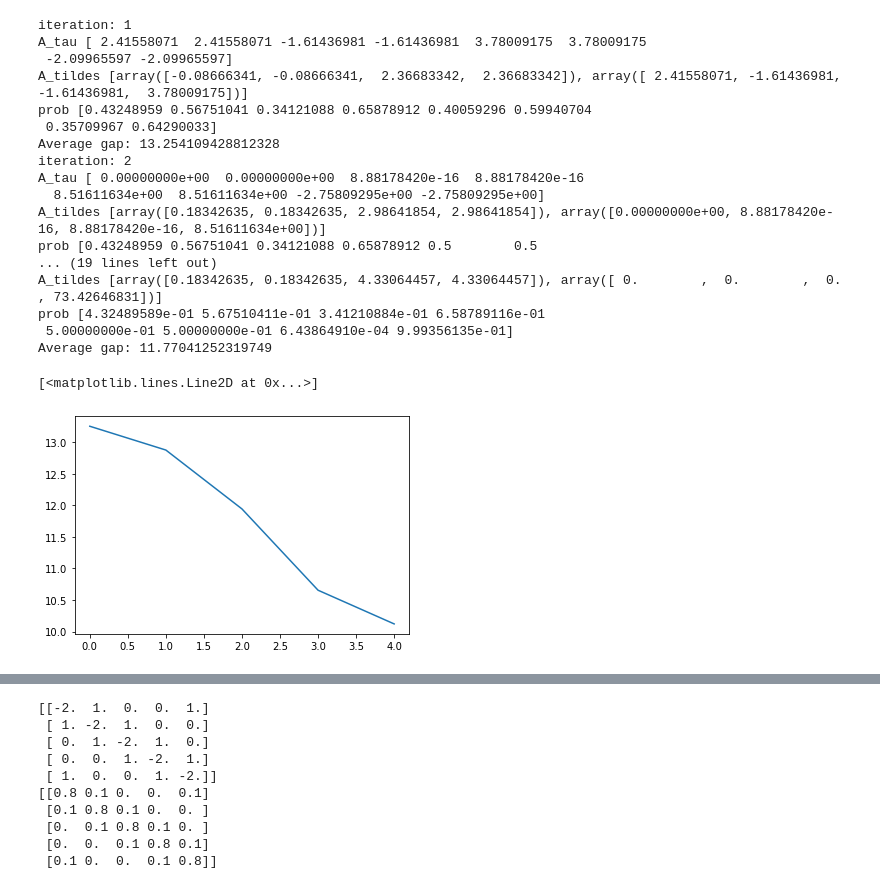
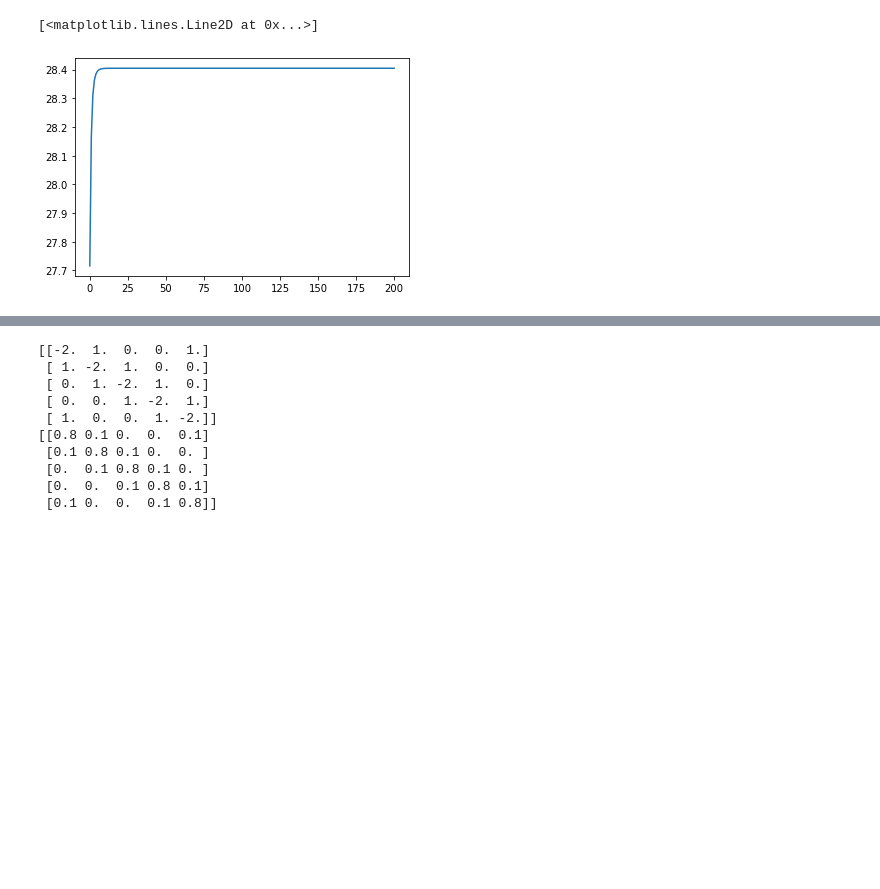
Before and after one commit to sundave1998/ARNPG-MORL, a Jupyter notebook: Tabular MDP (oracle)/CTDE.ipynb, the cells around one changed output, grey strips where cells are left out. Drawn from its saved outputs; the diff is of its cells as text; code cells hidden in the pictures; blank space fills up the shorter version.

```diff
--- a/Tabular MDP (oracle)/CTDE.ipynb
+++ b/Tabular MDP (oracle)/CTDE.ipynb
@@ -19,10 +19,10 @@ from MARL import MARL_agent, MO_MARL
 np.random.seed(10)
 # %%
 from MARL import MARL_agent
-n = 2
-a = 2
+n = 3
+a = 4
 s = 2
-gamma = 0
+gamma = 0.8
 
 A = a**n
 
@@ -36,7 +36,7 @@ prob_transition = raw_transition / raw_transition.sum(axis=1, keepdims=1)
 reward = np.random.uniform(0, 1, size=(s * A))
 
 # potential = np.random.uniform(0, 1, size=(n,s,a))
-reward = np.zeros((s * A))
+# reward = np.zeros((s * A))
 # for state in range(s):
 #     for action in range(A):
 #         temp = action
@@ -53,35 +53,20 @@ rewards = [reward]
 rho = np.ones(s) / s
 # rewards = [reward]
 temp = MARL_agent(rewards, s, a, rho, gamma, n, prob_transition)
-temp.tau = 10
+temp.tau = 1
 temp.step = 0.1
 temp.theta = np.random.uniform(0, 1, size=n* s* a)
 # %%
-N = 5
+N = 100
 for i in tqdm(range(N)):
-    temp.NPG_entropy_step(verbose = True)
+#     temp.NPG_entropy_step(verbose = True)
+    temp.NPG_entropy_step(verbose = False)
+# temp.NPG_entropy_step(verbose = True)
 #     temp.NPG_entropy_step(verbose = False)
 #     print("prob", temp.theta_to_policy())
 plt.plot(temp.gap)
 # print(temp.gap)
 # plt.plot(temp.avg_gap)
 # %% [output]
-iteration: 1
-A_tau [ 2.41558071  2.41558071 -1.61436981 -1.61436981  3.78009175  3.78009175
- -2.09965597 -2.09965597]
-A_tildes [array([-0.08666341, -0.08666341,  2.36683342,  2.36683342]), array([ 2.41558071, -1.61436981, -1.61436981,  3.78009175])]
-prob [0.43248959 0.56751041 0.34121088 0.65878912 0.40059296 0.59940704
- 0.35709967 0.64290033]
-Average gap: 13.254109428812328
-iteration: 2
-A_tau [ 0.00000000e+00  0.00000000e+00  8.88178420e-16  8.88178420e-16
-  8.51611634e+00  8.51611634e+00 -2.75809295e+00 -2.75809295e+00]
-A_tildes [array([0.18342635, 0.18342635, 2.98641854, 2.98641854]), array([0.00000000e+00, 8.88178420e-16, 8.88178420e-16, 8.51611634e+00])]
-prob [0.43248959 0.56751041 0.34121088 0.65878912 0.5        0.5
-... (19 lines left out)
-A_tildes [array([0.18342635, 0.18342635, 4.33064457, 4.33064457]), array([ 0.        ,  0.        ,  0.        , 73.42646831])]
-prob [4.32489589e-01 5.67510411e-01 3.41210884e-01 6.58789116e-01
- 5.00000000e-01 5.00000000e-01 6.43864910e-04 9.99356135e-01]
-Average gap: 11.77041252319749
+[<matplotlib.lines.Line2D at 0x...>]
-[<matplotlib.lines.Line2D at 0x...>]
-[figure, old version]
+[figure, new version]
```
Also changed, not shown: parts of 3 cells of this notebook, 2 other files.
